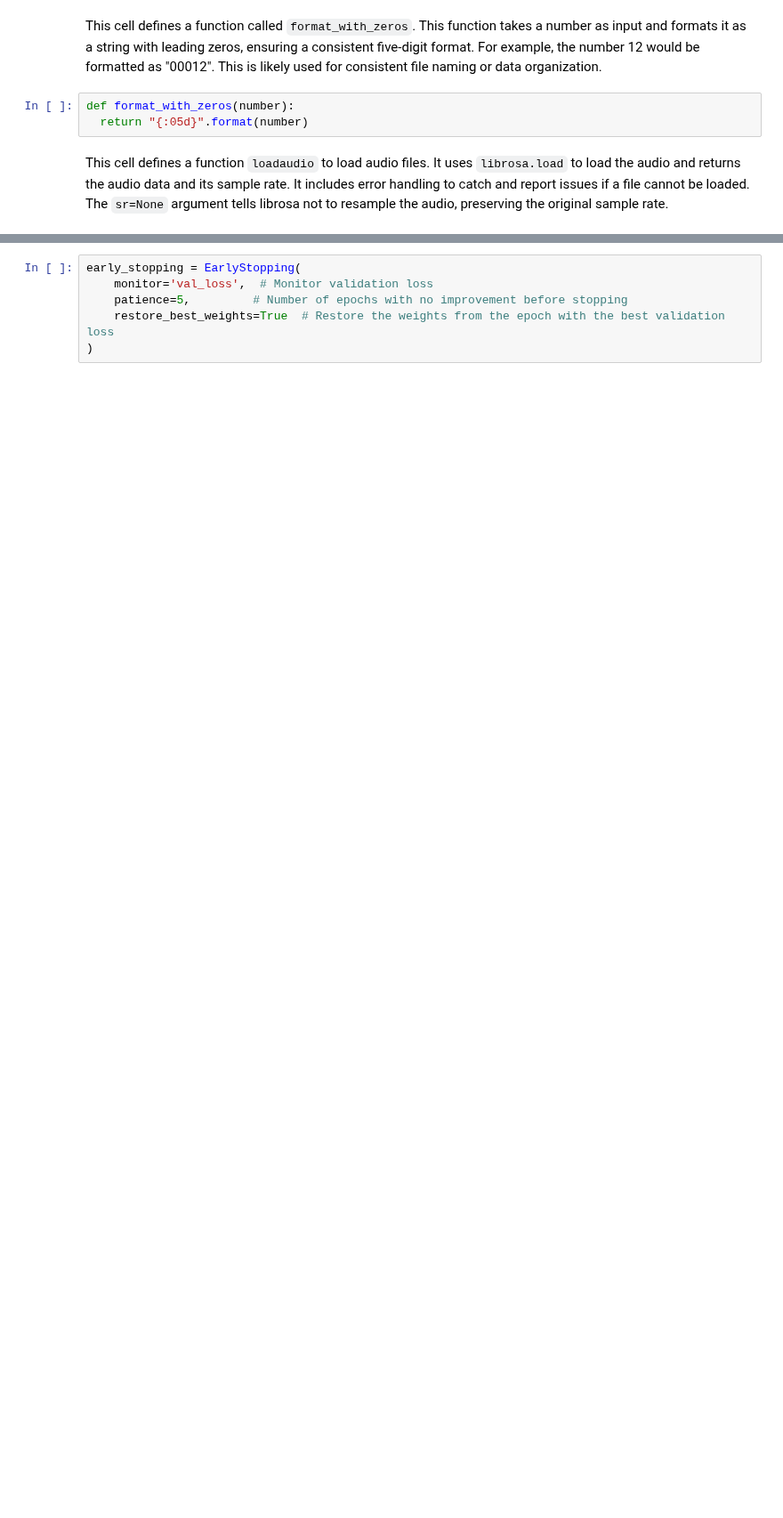
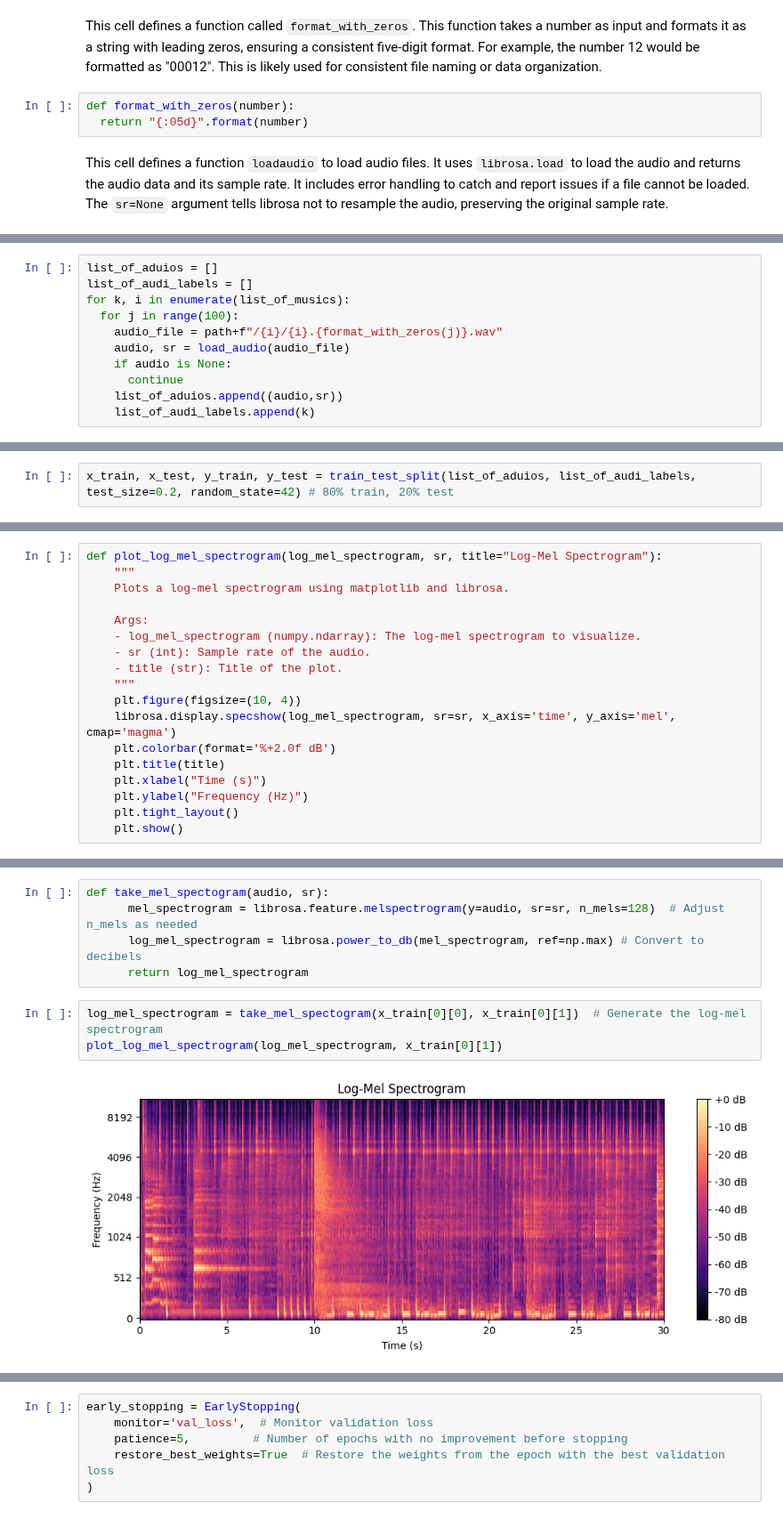
Before and after one commit to abolfazl328/GTZAN_dataset_classication, a Jupyter notebook: GTZAN_classification.ipynb, the cells around one changed output, grey strips where cells are left out. Shown at 89% size. Cells and saved outputs as stored; diff of their text form; blank space fills up the shorter version.

Commit message:
models have been split into two models and loading, augmentation and normalization process have been fixed

```diff
--- a/GTZAN_classification.ipynb
+++ b/GTZAN_classification.ipynb
@@ -287,0 +138,11 @@ This cell defines an `EarlyStopping` callback.  This callback is used during mod
+# %%
+list_of_aduios = []
+list_of_audi_labels = []
+for k, i in enumerate(list_of_musics):
+  for j in range(100):
+    audio_file = path+f"/{i}/{i}.{format_with_zeros(j)}.wav"
+    audio, sr = load_audio(audio_file)
+    if audio is None:
+      continue
+    list_of_aduios.append((audio,sr))
+    list_of_audi_labels.append(k)
@@ -287,0 +172,2 @@ This cell defines an `EarlyStopping` callback.  This callback is used during mod
+# %%
+x_train, x_test, y_train, y_test = train_test_split(list_of_aduios, list_of_audi_labels, test_size=0.2, random_state=42) # 80% train, 20% test
@@ -287,0 +257,18 @@ This cell defines an `EarlyStopping` callback.  This callback is used during mod
+# %%
+def plot_log_mel_spectrogram(log_mel_spectrogram, sr, title="Log-Mel Spectrogram"):
+    """
+    Plots a log-mel spectrogram using matplotlib and librosa.
+
+    Args:
+    - log_mel_spectrogram (numpy.ndarray): The log-mel spectrogram to visualize.
+    - sr (int): Sample rate of the audio.
+    - title (str): Title of the plot.
+    """
+    plt.figure(figsize=(10, 4))
+    librosa.display.specshow(log_mel_spectrogram, sr=sr, x_axis='time', y_axis='mel', cmap='magma')
+    plt.colorbar(format='%+2.0f dB')
+    plt.title(title)
+    plt.xlabel("Time (s)")
+    plt.ylabel("Frequency (Hz)")
+    plt.tight_layout()
+    plt.show()
@@ -287,0 +295,10 @@ This cell defines an `EarlyStopping` callback.  This callback is used during mod
+# %%
+def take_mel_spectogram(audio, sr):
+      mel_spectrogram = librosa.feature.melspectrogram(y=audio, sr=sr, n_mels=128)  # Adjust n_mels as needed
+      log_mel_spectrogram = librosa.power_to_db(mel_spectrogram, ref=np.max) # Convert to decibels
+      return log_mel_spectrogram
+# %%
+log_mel_spectrogram = take_mel_spectogram(x_train[0][0], x_train[0][1])  # Generate the log-mel spectrogram
+plot_log_mel_spectrogram(log_mel_spectrogram, x_train[0][1])
+# %% [output]
+[figure, added]
```
Also changed, not shown: parts of 76 cells of this notebook.
